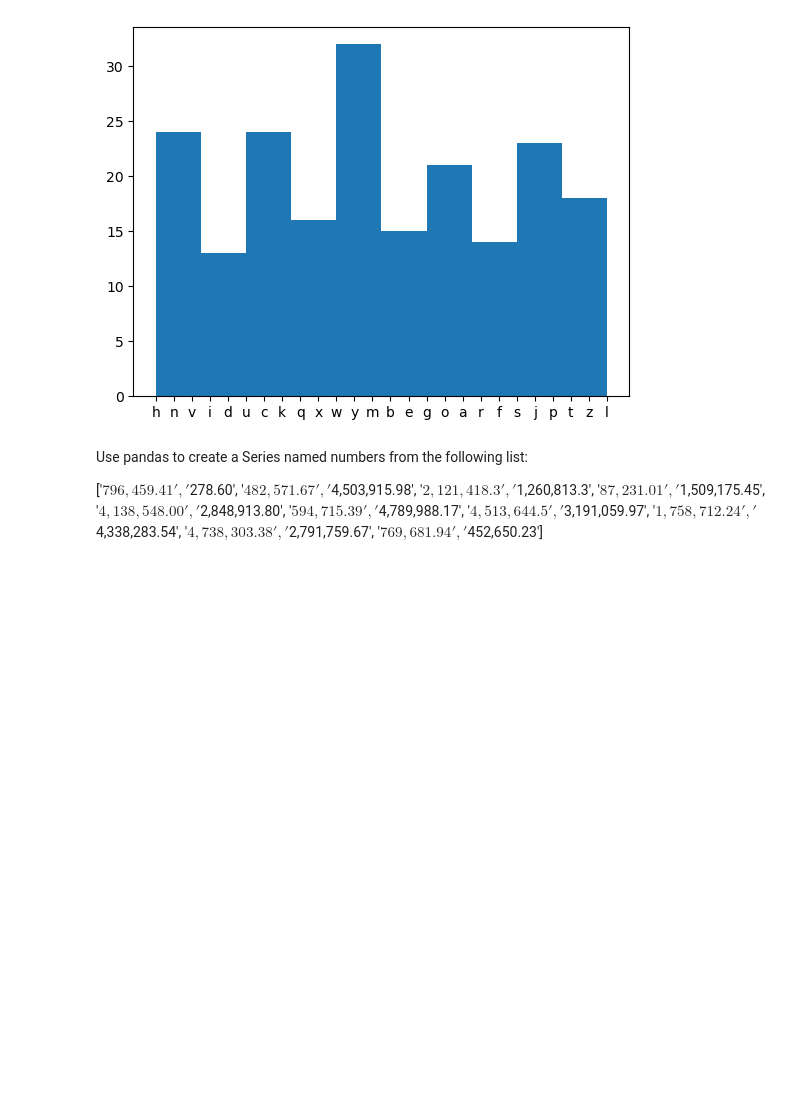
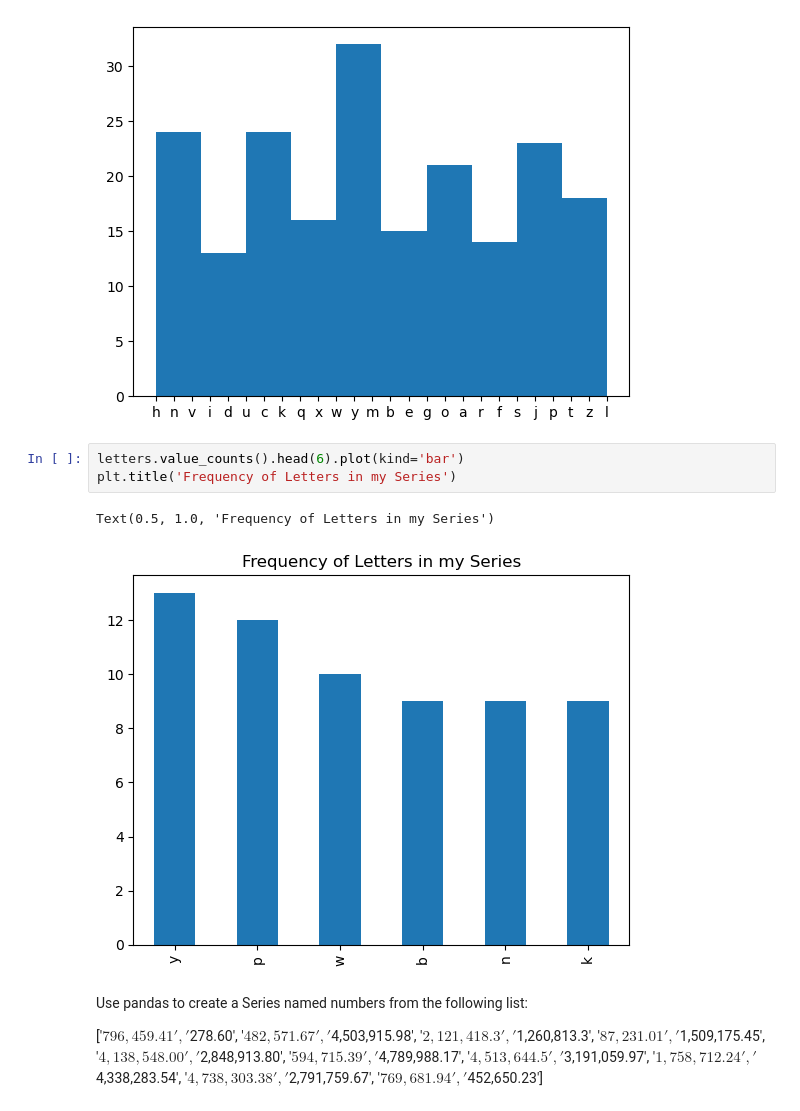
Before and after one commit to Brian-ONeil/numpy-pandas-visualization-exercises, a Jupyter notebook: pandas_series.ipynb, the cells around one changed output. Cells and saved outputs as stored; diff of their text form; blank space fills up the shorter version.

```diff
--- a/pandas_series.ipynb
+++ b/pandas_series.ipynb
@@ -529,6 +506,12 @@ plt.show
 # %% [output]
 <function matplotlib.pyplot.show(close=None, block=None)>
 [figure]
+# %%
+letters.value_counts().head(6).plot(kind='bar')
+plt.title('Frequency of Letters in my Series')
+# %% [output]
+Text(0.5, 1.0, 'Frequency of Letters in my Series')
+[figure, added]
 # %% [markdown]
 Use pandas to create a Series named numbers from the following list:
 
```
Also changed, not shown: parts of 13 cells of this notebook, 1 other file.
